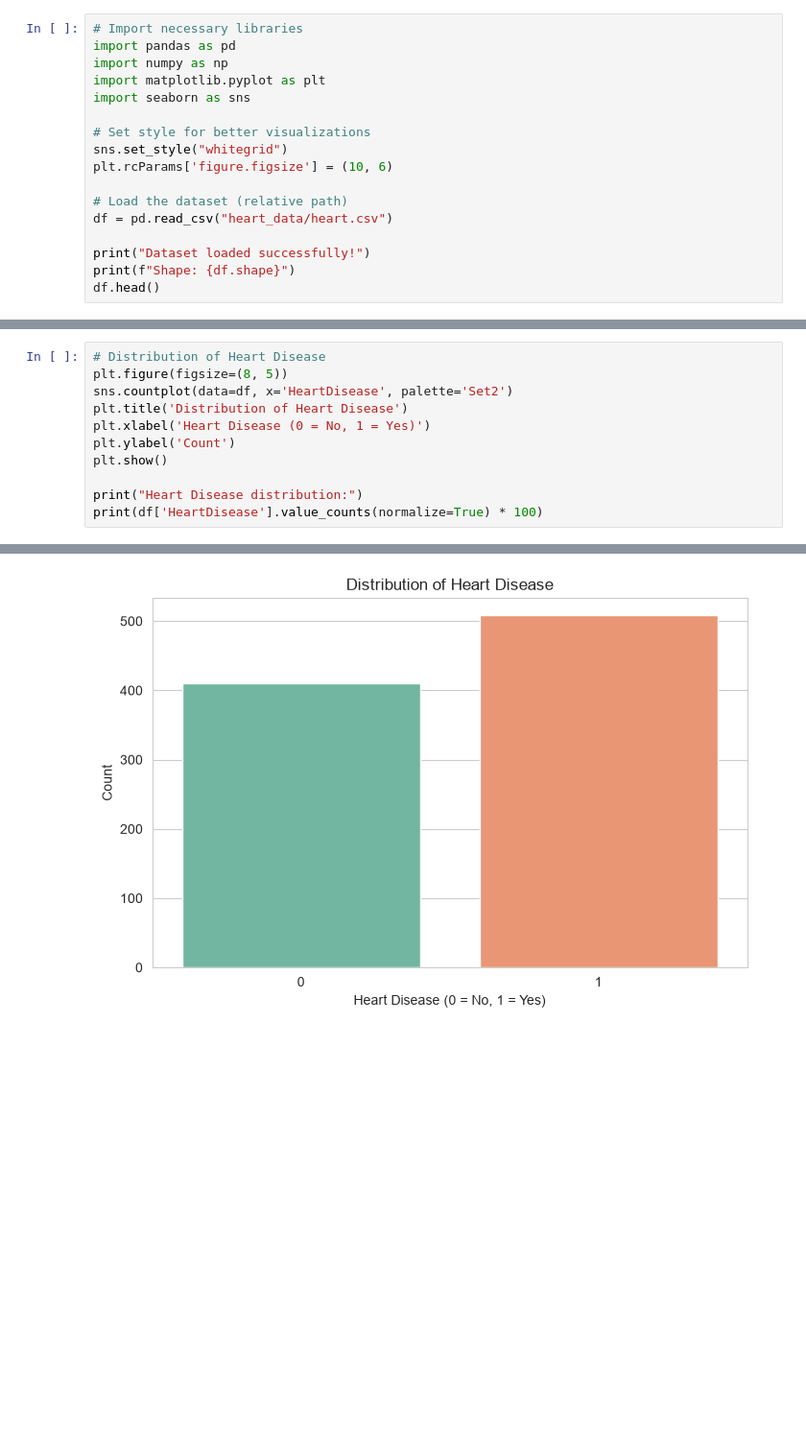
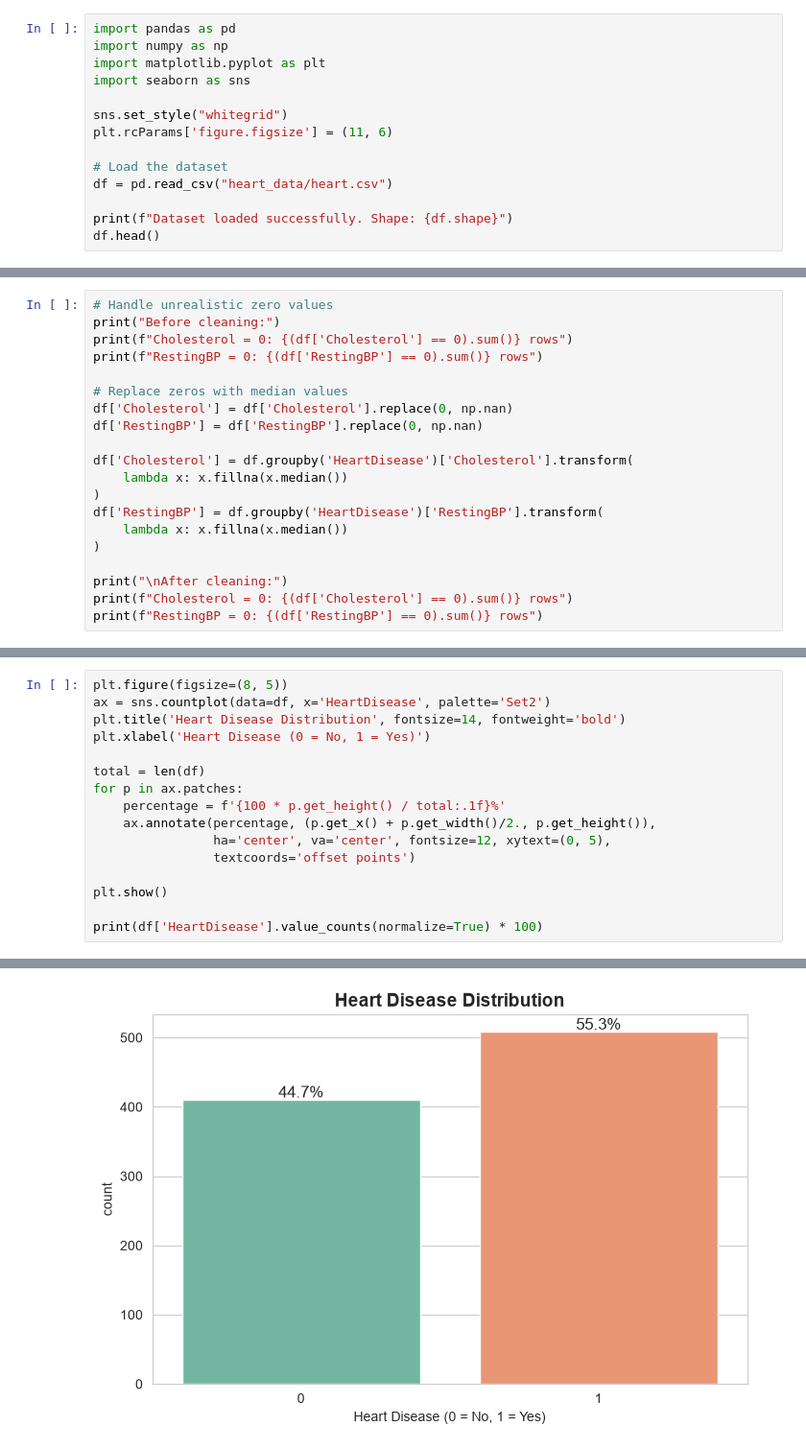
Before and after one commit to senseirandystl/Heart-Disease-Data-Analysis-Project, a Jupyter notebook: Heart Disease Data Analysis.ipynb, the cells around one changed output, grey strips where cells are left out. Shown at 96% size. Drawn from its saved outputs; the diff is of its cells as text; blank space fills up the shorter version.

```diff
--- a/Heart Disease Data Analysis.ipynb
+++ b/Heart Disease Data Analysis.ipynb
@@ -15,18 +14,15 @@ This project explores a heart disease dataset to identify key factors associated
 # %%
-# Import necessary libraries
 import pandas as pd
 import numpy as np
 import matplotlib.pyplot as plt
 import seaborn as sns
 
-# Set style for better visualizations
 sns.set_style("whitegrid")
-plt.rcParams['figure.figsize'] = (10, 6)
+plt.rcParams['figure.figsize'] = (11, 6)
 
-# Load the dataset (relative path)
+# Load the dataset
 df = pd.read_csv("heart_data/heart.csv")
 
-print("Dataset loaded successfully!")
-print(f"Shape: {df.shape}")
+print(f"Dataset loaded successfully. Shape: {df.shape}")
 df.head()
 # %% [output]
@@ -113,0 +71,20 @@ We will proceed with exploratory analysis. If needed, we can handle any outliers
+# %%
+# Handle unrealistic zero values
+print("Before cleaning:")
+print(f"Cholesterol = 0: {(df['Cholesterol'] == 0).sum()} rows")
+print(f"RestingBP = 0: {(df['RestingBP'] == 0).sum()} rows")
+
+# Replace zeros with median values
+df['Cholesterol'] = df['Cholesterol'].replace(0, np.nan)
+df['RestingBP'] = df['RestingBP'].replace(0, np.nan)
+
+df['Cholesterol'] = df.groupby('HeartDisease')['Cholesterol'].transform(
+    lambda x: x.fillna(x.median())
+)
+df['RestingBP'] = df.groupby('HeartDisease')['RestingBP'].transform(
+    lambda x: x.fillna(x.median())
+)
+
+print("\nAfter cleaning:")
+print(f"Cholesterol = 0: {(df['Cholesterol'] == 0).sum()} rows")
+print(f"RestingBP = 0: {(df['RestingBP'] == 0).sum()} rows")
@@ -114,13 +99,18 @@ We will proceed with exploratory analysis. If needed, we can handle any outliers
 # %%
-# Distribution of Heart Disease
 plt.figure(figsize=(8, 5))
-sns.countplot(data=df, x='HeartDisease', palette='Set2')
-plt.title('Distribution of Heart Disease')
+ax = sns.countplot(data=df, x='HeartDisease', palette='Set2')
+plt.title('Heart Disease Distribution', fontsize=14, fontweight='bold')
 plt.xlabel('Heart Disease (0 = No, 1 = Yes)')
-plt.ylabel('Count')
+
+total = len(df)
+for p in ax.patches:
+    percentage = f'{100 * p.get_height() / total:.1f}%'
+    ax.annotate(percentage, (p.get_x() + p.get_width()/2., p.get_height()),
+                ha='center', va='center', fontsize=12, xytext=(0, 5),
+                textcoords='offset points')
+
 plt.show()
 
-print("Heart Disease distribution:")
 print(df['HeartDisease'].value_counts(normalize=True) * 100)
 # %% [output]
 Passing `palette` without assigning `hue` is deprecated and will be removed in v0.14.0. Assign the `x` variable to `hue` and set `legend=False` for the same effect.
@@ -129 +119 @@ Passing `palette` without assigning `hue` is deprecated and will be removed in v
-[figure, old version]
+[figure, new version]
```
Also changed, not shown: parts of 19 cells of this notebook.
